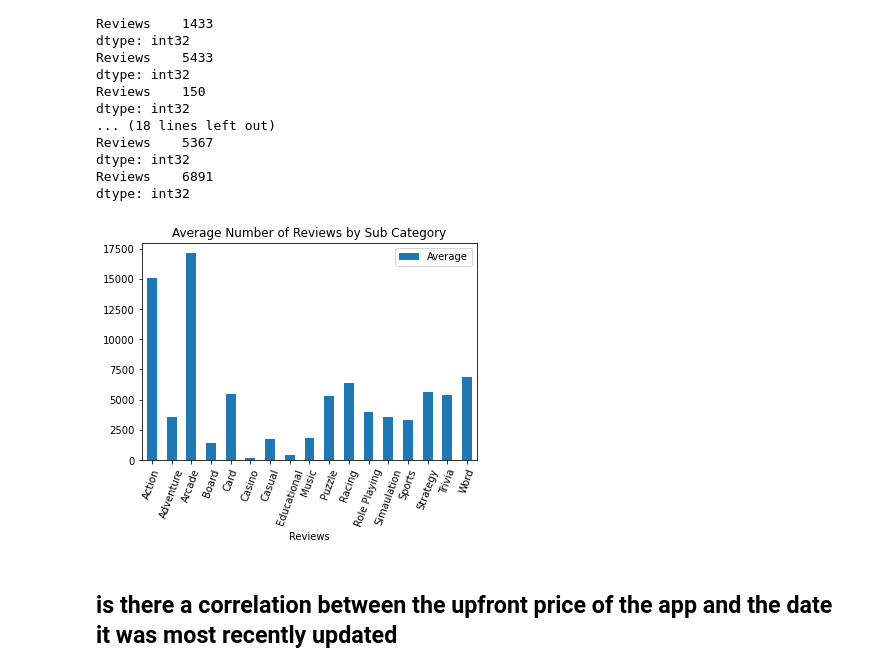
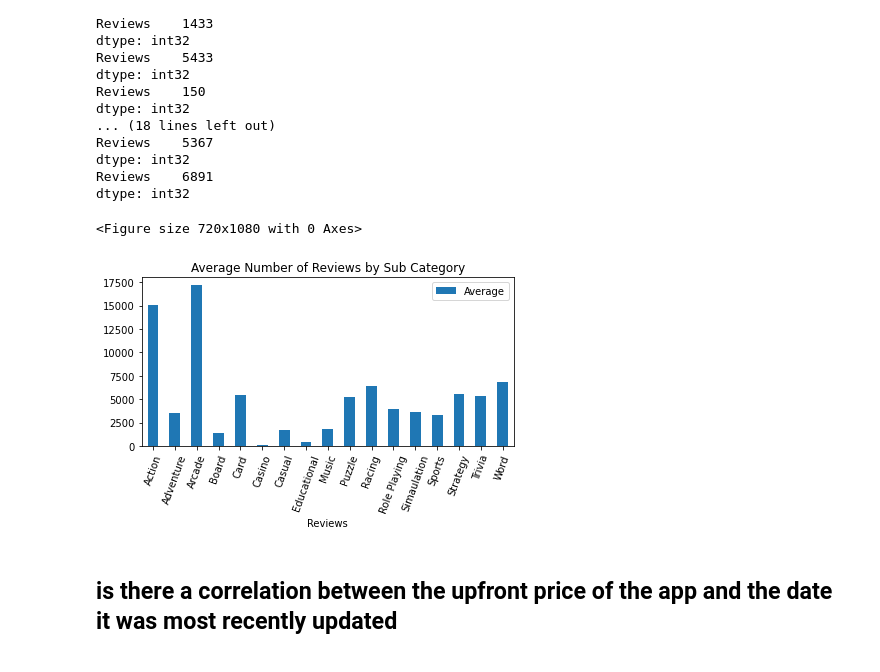
Before and after one commit to britchin/project_one, a Jupyter notebook: project_one.ipynb, the cells around one changed output. Drawn from its saved outputs; the diff is of its cells as text; code cells hidden in the pictures.

```diff
--- a/project_one.ipynb
+++ b/project_one.ipynb
@@ -559,17 +559,22 @@ dtype: int32
 Reviews    6891
 dtype: int32
 # %%
+plt.figure(figsize = (10,15))
 data = {"Reviews":["Action", "Adventure", "Arcade", "Board", "Card", "Casino", "Casual", "Educational", "Music", "Puzzle", "Racing", "Role Playing", "Simaulation", "Sports", "Strategy", "Trivia", "Word"],
         "Average":[15038,3530,17146,1433,5433,150,1734,453,1831,5267,6394,4005,3602,3318,5598,5367,6891]
         };
 RdataFrame = pd.DataFrame(data=data);
-RdataFrame.plot.bar(x="Reviews", y="Average", rot=70, title="Average Number of Reviews by Sub Category");
+RdataFrame.plot.bar(x="Reviews", y="Average", rot=70, title="Average Number of Reviews by Sub Category")
+
+plt.tight_layout()
 
 # Save the figure
 plt.savefig("Resources/Average Number of Reviews by Sub Category.png")
-plt.show();
+
+plt.show()
 # %% [output]
+<Figure size 720x1080 with 0 Axes>
-[figure, old version]
+[figure, new version]
 # %% [markdown]
 ## is there a correlation between the upfront price of the app and the date it was most recently updated
 # %%
```
Also changed, not shown: parts of 24 cells of this notebook, 12 other files.
